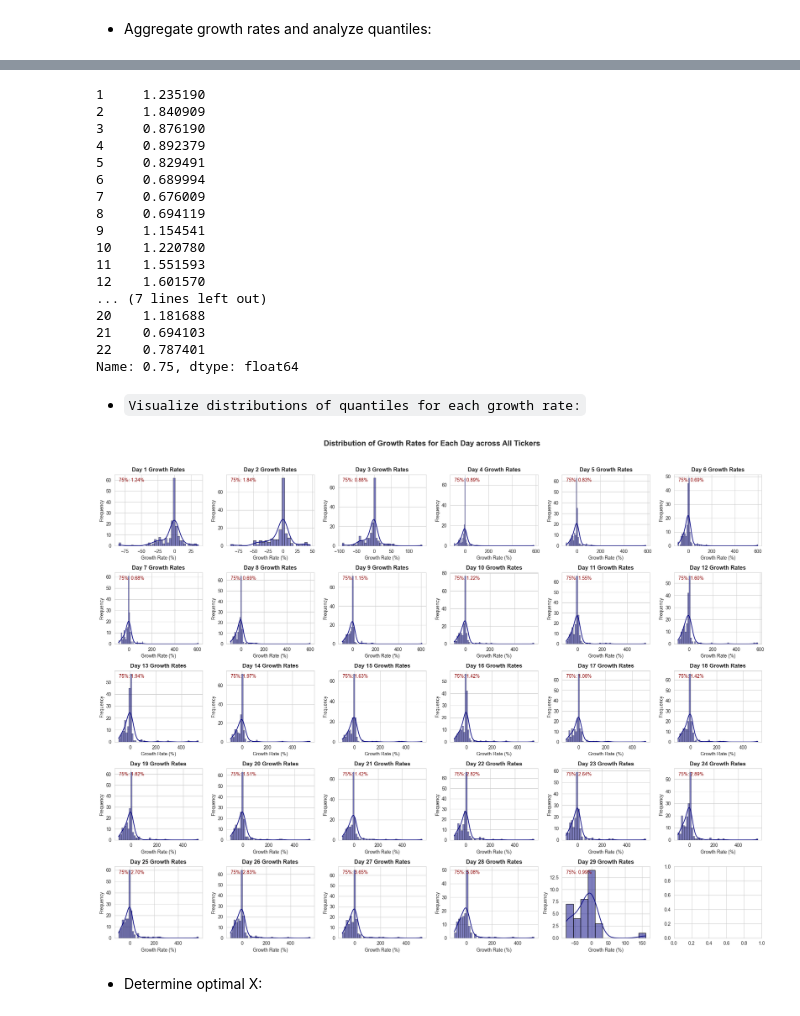
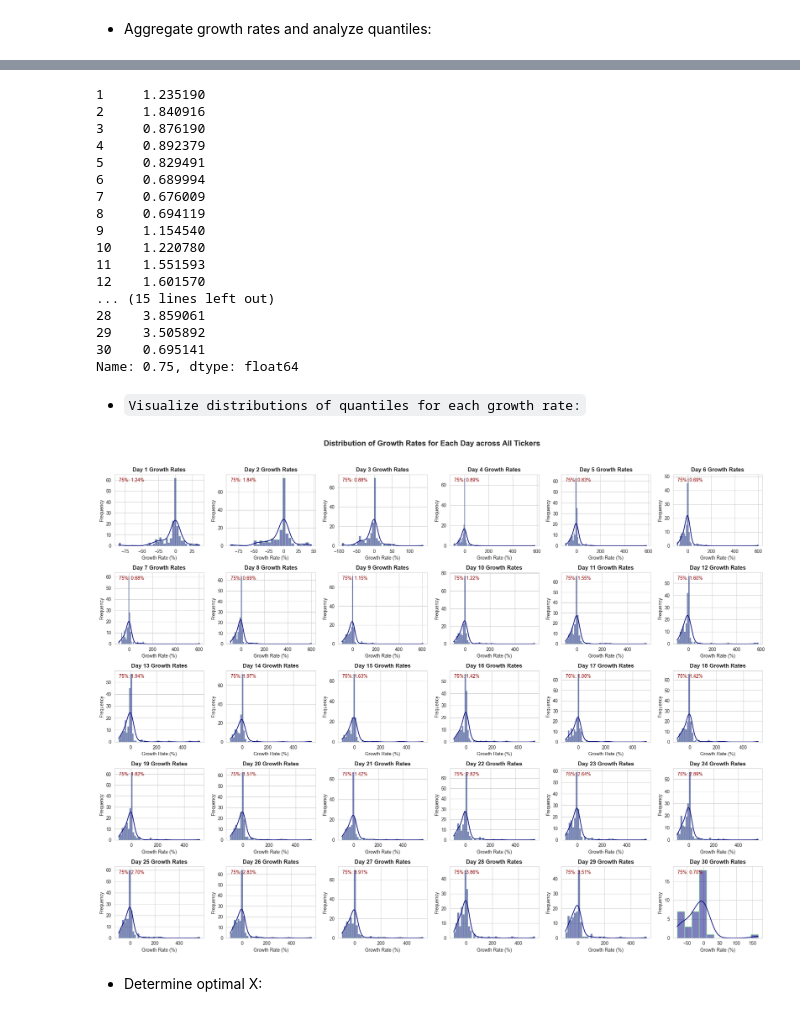
Before and after one commit to Ocean-code-1995/stock-market-analytics-zoomcamp, a Jupyter notebook: Module2/homework2.ipynb, the cells around one changed output, grey strips where cells are left out. Saved outputs shown, nothing was run; the diff lists cells and outputs as text; code cells hidden in the pictures.

Commit message:
Added one plot & modified the others in a minor way

```diff
--- a/Module2/homework2.ipynb
+++ b/Module2/homework2.ipynb
@@ -386,7 +388,9 @@ dtype: int64
 import yfinance as yf
 import pandas as pd
 from pandas.tseries.offsets import BDay  # Business days
+import logging
 
+logging.basicConfig(level=logging.WARNING)
 
 def find_first_trading_day(ticker, ipo_date):
     ipo_date = pd.Timestamp(ipo_date, tz='UTC')
@@ -406,7 +410,7 @@ def fetch_data_from_first_trading_day(ticker, first_trading_day):
     """
     if first_trading_day is not None:
         # Use business day offset to ensure 30 trading days
-        end_date = first_trading_day + BDay(30)  # This ensures 30 business days ahead
+        end_date = first_trading_day + BDay(31)  # This ensures 30 business days ahead //// maybe try 31?
 
         # Fetch data between the first trading day and the calculated end date
         data = yf.download(ticker, start=first_trading_day, end=end_date, timeout=30)
@@ -417,14 +421,13 @@ def fetch_data_from_first_trading_day(ticker, first_trading_day):
 
 
 
-ipos = ipos_df.set_index('Symbol')['IPO Date'].to_dict()
-
-
 # Dictionary to store data
 ipo_data = {}
 no_ipo_data = []
 
-for ticker, ipo_date in ipos.items():
+ipos = ipos_df.set_index('Symbol')['IPO Date'].to_dict()
+
+for ticker, ipo_date in tqdm(ipos.items()):
     first_trading_day = find_first_trading_day(ticker, ipo_date)
     data = fetch_data_from_first_trading_day(ticker, first_trading_day)
     if data is not None and not data.empty:
@@ -633,45 +636,45 @@ plt.show()
 quantiles
 # %% [output]
 1     1.235190
-2     1.840909
+2     1.840916
 3     0.876190
 4     0.892379
 5     0.829491
 6     0.689994
 7     0.676009
 8     0.694119
-9     1.154541
+9     1.154540
 10    1.220780
 11    1.551593
 12    1.601570
-... (7 lines left out)
-20    1.181688
-21    0.694103
-22    0.787401
+... (15 lines left out)
+28    3.859061
+29    3.505892
+30    0.695141
 Name: 0.75, dtype: float64
 # %% [markdown]
 - `Visualize distributions of quantiles for each growth rate:`
 # %%
 sns.set_style('whitegrid')
 # Assume `growth_df` is already defined and contains growth data as described
 days = growth_df.columns  # This gets all the column labels which are the days
 
 # Plotting histograms for each day
 fig, axes = plt.subplots(nrows=5, ncols=6, figsize=(20, 15))
 fig.suptitle("Distribution of Growth Rates for Each Day across All Tickers", weight='bold', size=16, y=1.02)
 axes = axes.flatten()  # Flatten the axes array for easy iteration
 
 for i, day in enumerate(days):
     quantile_75 = growth_df[day].quantile(0.75)
-    sns.histplot(growth_df[day].dropna(), ax=axes[i], color='navy', edgecolor='black', kde=True, line_kws={'color': 'red'})
+    sns.histplot(growth_df[day].dropna(), ax=axes[i], color='navy', edgecolor='lightgreen', kde=True, line_kws={'color': 'red'})
     axes[i].annotate(f"75%: {quantile_75:.2f}%", xy=(0.05, 0.95), xycoords='axes fraction', horizontalalignment='left', verticalalignment='top', fontsize=10, color='darkred')
     axes[i].set_title(f'Day {day} Growth Rates', weight='bold')
     axes[i].set_xlabel('Growth Rate (%)')
     axes[i].set_ylabel('Frequency')
 
 plt.tight_layout();
 # %% [output]
-[figure, old version]
+[figure, new version]
 # %% [markdown]
 - Determine optimal X:
 # %%
```
Also changed, not shown: parts of 9 cells of this notebook.
